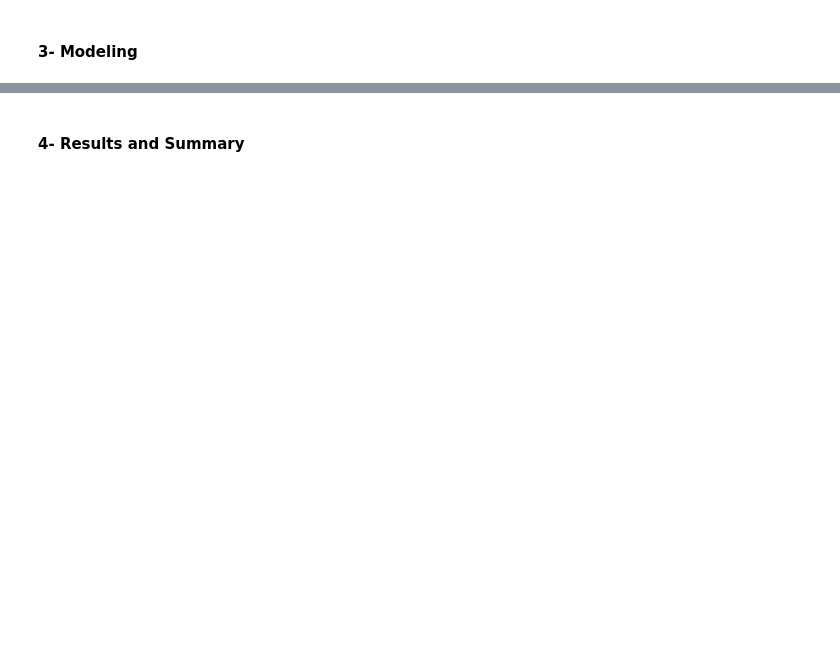
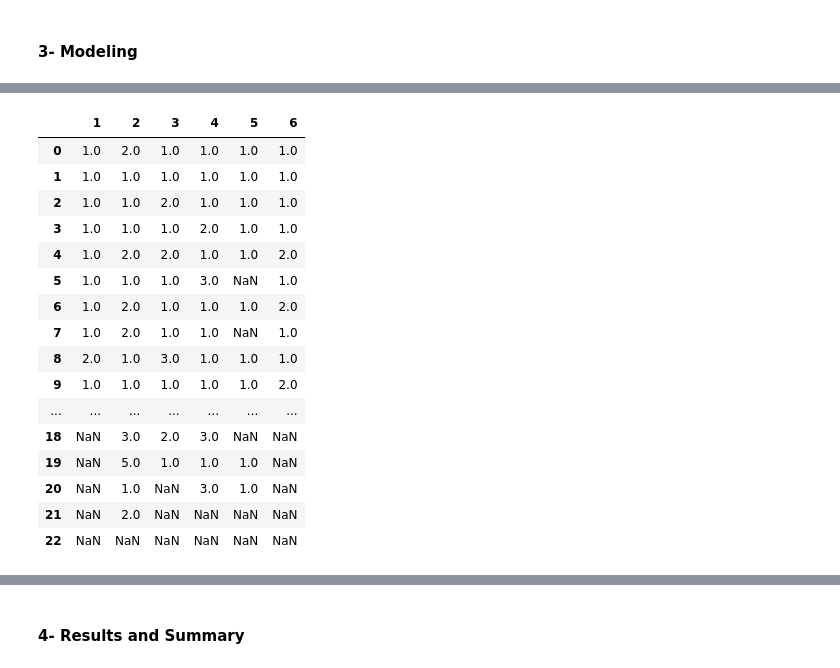
Before and after one commit to mort8Q/ds-task, a Jupyter notebook: ds-task.ipynb, the cells around one changed output, grey strips where cells are left out. Drawn from its saved outputs; the diff is of its cells as text; code cells hidden in the pictures; blank space fills up the shorter version.

```diff
--- a/ds-task.ipynb
+++ b/ds-task.ipynb
@@ -100,0 +150,11 @@ data.head()
+# %%
+# by looking at the boxplot we see a lot of outliers which might affect our hypothesis test. A normal distribution
+# will give a more accurate hypothesis test when using ANOVA analysis. We will use the (Interquartile Range)
+# IQR to detect and remove outliers
+columns = ['1', '2', '3', '4', '5', '6']
+
+
+qrt1 = samples.quantile(0.25)
+qrt3 = samples.quantile(0.75)
+IQR = qrt3 - qrt1
+print(IQR)
@@ -100,0 +169,22 @@ data.head()
+# %%
+samples[(samples < (qrt1 - 1.5 * IQR)) | (samples > (qrt3 + 1.5 * IQR))] = np.nan
+# %%
+samples
+# %% [output]
+|  | 1 | 2 | 3 | 4 | 5 | 6 |
+| 0 | 1.0 | 2.0 | 1.0 | 1.0 | 1.0 | 1.0 |
+| 1 | 1.0 | 1.0 | 1.0 | 1.0 | 1.0 | 1.0 |
+| 2 | 1.0 | 1.0 | 2.0 | 1.0 | 1.0 | 1.0 |
+| 3 | 1.0 | 1.0 | 1.0 | 2.0 | 1.0 | 1.0 |
+| 4 | 1.0 | 2.0 | 2.0 | 1.0 | 1.0 | 2.0 |
+| 5 | 1.0 | 1.0 | 1.0 | 3.0 | NaN | 1.0 |
+| 6 | 1.0 | 2.0 | 1.0 | 1.0 | 1.0 | 2.0 |
+| 7 | 1.0 | 2.0 | 1.0 | 1.0 | NaN | 1.0 |
+| 8 | 2.0 | 1.0 | 3.0 | 1.0 | 1.0 | 1.0 |
+| 9 | 1.0 | 1.0 | 1.0 | 1.0 | 1.0 | 2.0 |
+| ... | ... | ... | ... | ... | ... | ... |
+| 18 | NaN | 3.0 | 2.0 | 3.0 | NaN | NaN |
+| 19 | NaN | 5.0 | 1.0 | 1.0 | 1.0 | NaN |
+| 20 | NaN | 1.0 | NaN | 3.0 | 1.0 | NaN |
+| 21 | NaN | 2.0 | NaN | NaN | NaN | NaN |
+| 22 | NaN | NaN | NaN | NaN | NaN | NaN |
```
Also changed, not shown: parts of 17 cells of this notebook.
